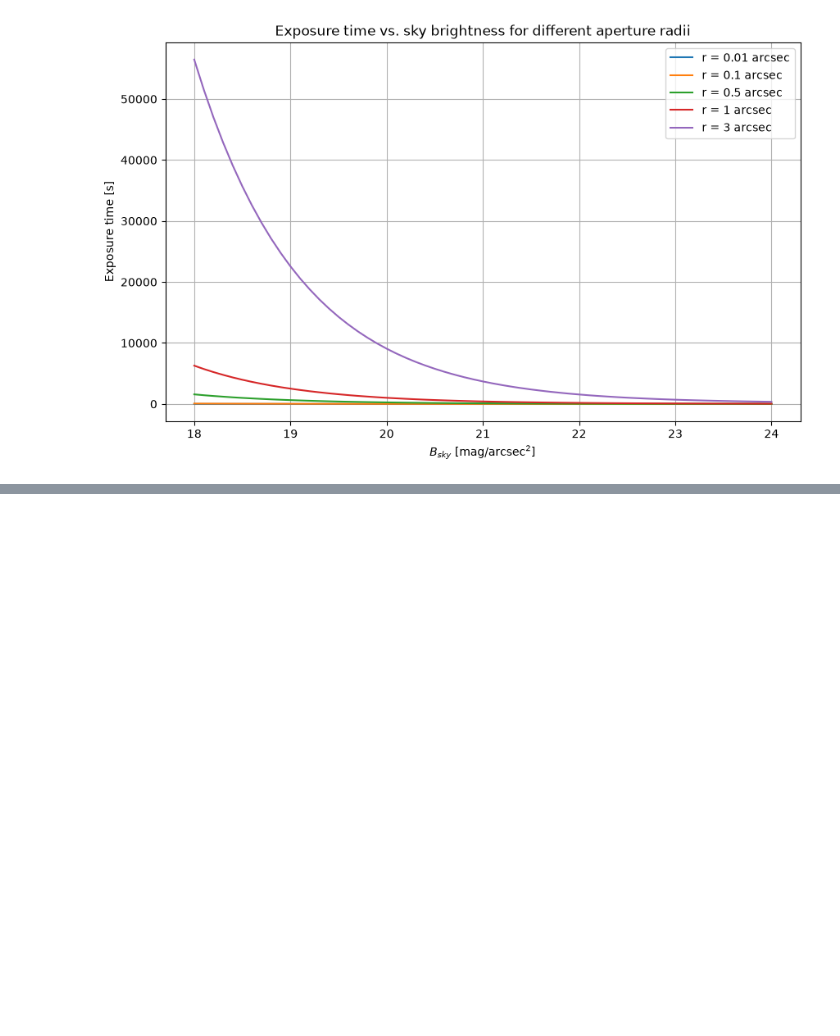
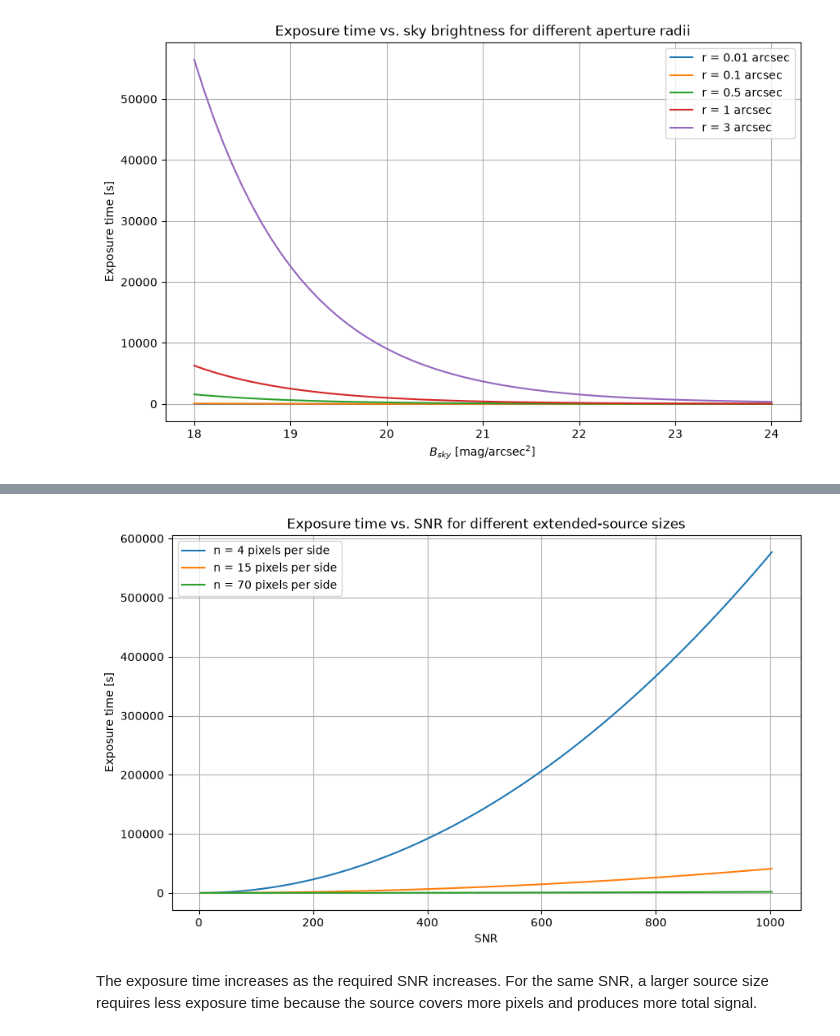
Before and after one commit to Natalia985/Third-semester-MASS, a Jupyter notebook: Astrophysical_Techniques/HW3_Exposure-Time.ipynb, the cells around one changed output, grey strips where cells are left out. Cells and saved outputs as stored; diff of their text form; code cells hidden in the pictures; blank space fills up the shorter version.

```diff
--- a/Astrophysical_Techniques/HW3_Exposure-Time.ipynb
+++ b/Astrophysical_Techniques/HW3_Exposure-Time.ipynb
@@ -267,0 +326,30 @@ plt.show()
+# %%
+# Plot exposure time versus SNR for different extended-source sizes
+B_sig = 25
+snr_values = np.arange(3, 1004, 1)
+n_side_values = [4, 15, 70]
+
+plt.figure(figsize=(10, 6))
+
+for n_side in n_side_values:
+    t_values = []
+
+    for snr in snr_values:
+        t = get_extended_source_exposure_time(
+            D, f_num, S_ro_sq, u, q, S_dc,
+            snr, B_sig, B_sky, n_side
+        )
+        t_values.append(t)
+
+    plt.plot(snr_values, t_values, label=f"n = {n_side} pixels per side")
+
+plt.xlabel("SNR")
+plt.ylabel("Exposure time [s]")
+plt.title("Exposure time vs. SNR for different extended-source sizes")
+plt.legend()
+plt.grid()
+plt.show()
+# %% [output]
+[figure, added]
+# %% [markdown]
+The exposure time increases as the required SNR increases. For the same SNR, a larger source size requires less exposure time because the source covers more pixels and produces more total signal.
```
Also changed, not shown: parts of 6 cells of this notebook.
